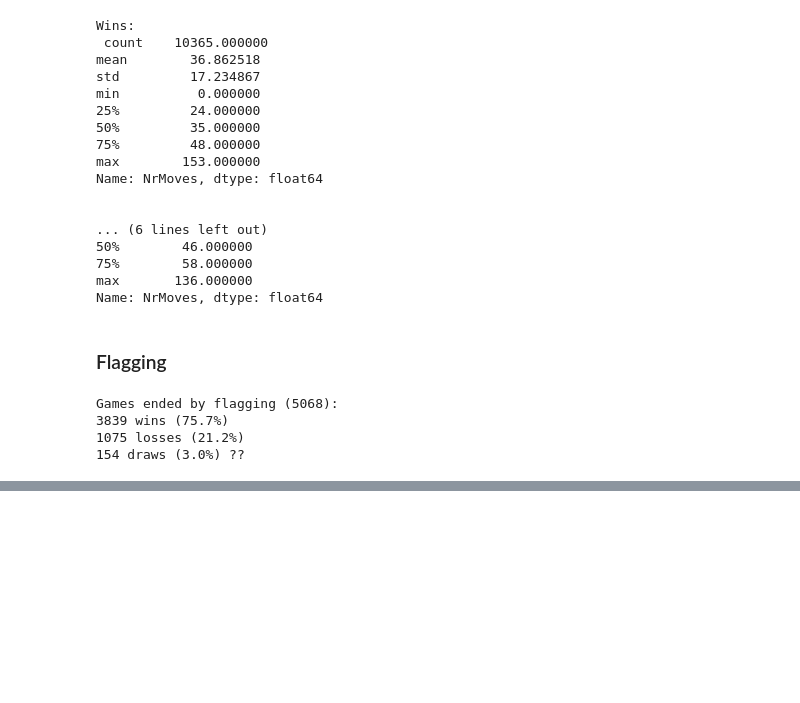
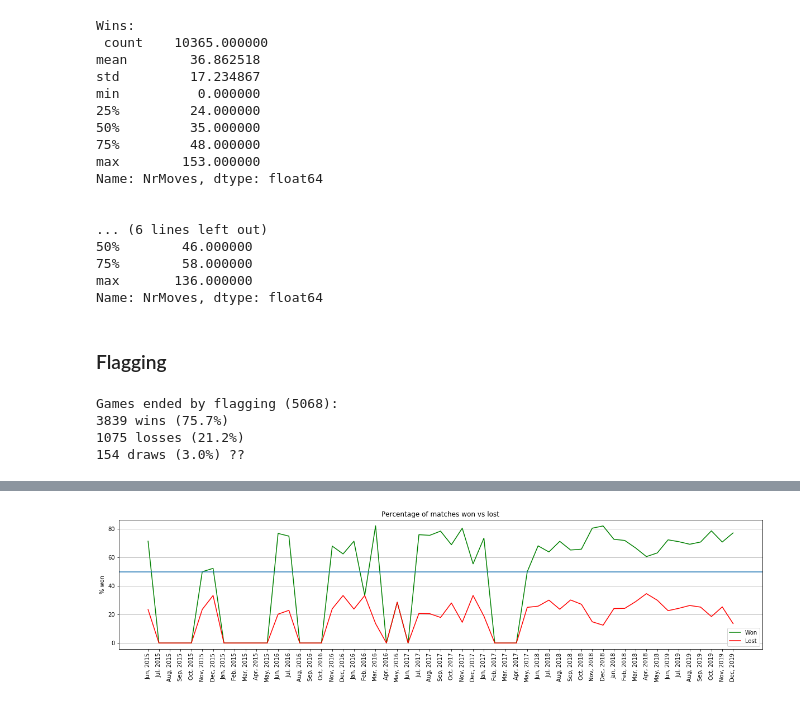
Before and after one commit to tvdhout/RosenChessData, a Jupyter notebook: Fun.ipynb, the cells around one changed output, grey strips where cells are left out. Cells and saved outputs as stored; diff of their text form; code cells hidden in the pictures; blank space fills up the shorter version.

```diff
--- a/Fun.ipynb
+++ b/Fun.ipynb
@@ -153,0 +182,15 @@ Games ended by flagging (5068):
+# %%
+plt.figure(figsize=(8, 4));
+plt.axes([0, 0.6, 2, .8]);
+plt.plot(xs, [len(d[(d.Month==months[i]) & (d.Year==years[i]) & (d.Outcome=="Win")])/ \
+              (len(d[(d.Month==months[i]) & (d.Year==years[i])])+1)*100 for i in range(len(years))], 'g');
+plt.plot(xs, [len(d[(d.Month==months[i]) & (d.Year==years[i]) & (d.Outcome=="Loss")])/ \
+              (len(d[(d.Month==months[i]) & (d.Year==years[i])])+1)*100 for i in range(len(years))], 'r');
+plt.xticks(rotation='vertical');
+plt.axhline(y=50)
+plt.title("Percentage of matches won vs lost");
+plt.legend(['Won', 'Lost'])
+plt.ylabel("% won");
+plt.grid(axis='y');
+# %% [output]
+[figure, added]
```
Also changed, not shown: parts of 10 cells of this notebook.
